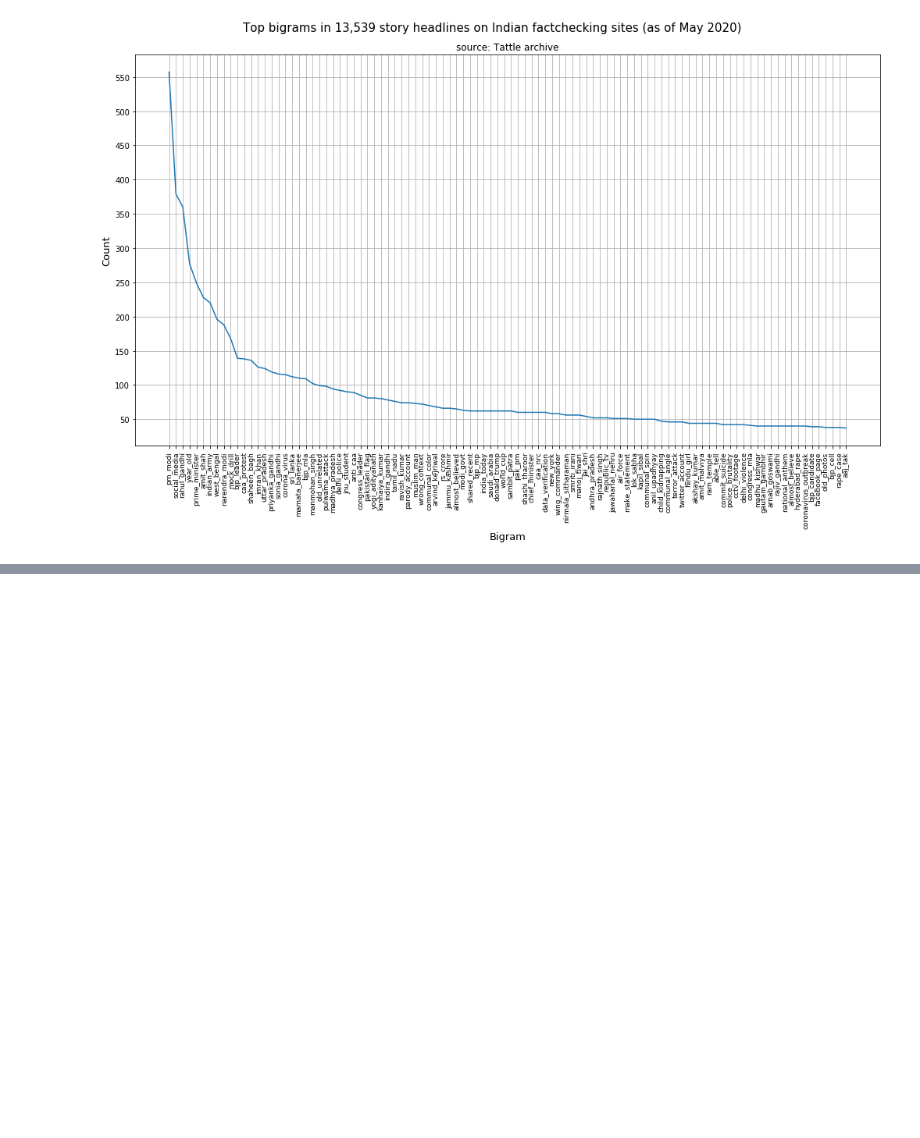
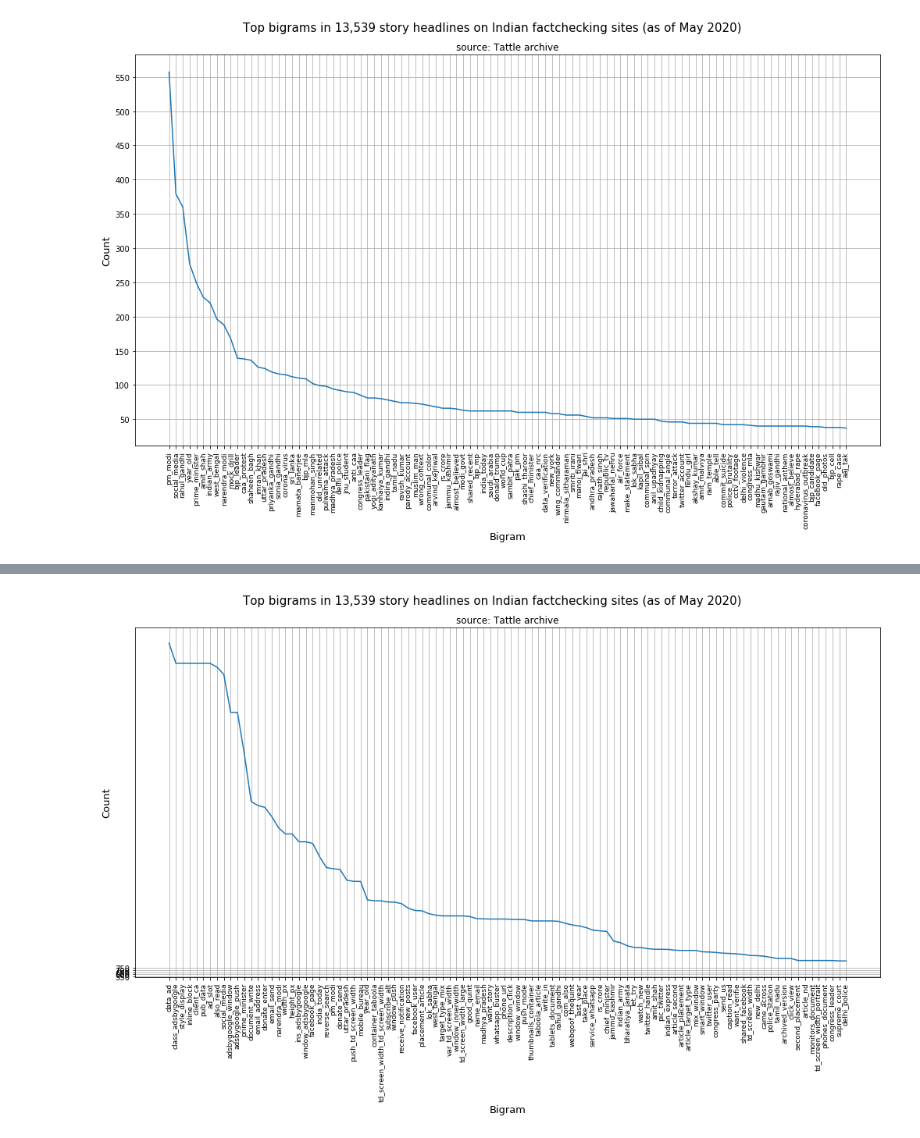
Before and after one commit to tattle-made/data-experiments, a Jupyter notebook: topic_modelling_factchecked_stories.ipynb, the cells around one changed output, grey strips where cells are left out. Saved outputs shown, nothing was run; the diff lists cells and outputs as text; code cells hidden in the pictures; blank space fills up the shorter version.

```diff
--- a/topic_modelling_factchecked_stories.ipynb
+++ b/topic_modelling_factchecked_stories.ipynb
@@ -397 +682,31 @@ plt.show()
+# %%
+# # Plot frequency distribution of most common word-pairs in the headlines
+bigrams_list=[]
+for idx in range(len(data_cleaned)):
+    for token in bigram[data_cleaned[idx]]:
+        if '_' in token:
+            # If token is bigram, add it to document
+            bigrams_list.append(token)
+
+fd = FreqDist()
+for b in bigrams_list:
+    fd[b] += 1
+
+fd_sorted={k: v for k, v in sorted(fd.items(), key=lambda item: item[1], reverse=True)}
+fd_sorted=dict(list(fd_sorted.items())[0: 100])
+# %%
+plt.figure(figsize = (15, 10))
+plt.suptitle("Top bigrams in 13,539 story headlines on Indian factchecking sites (as of May 2020)", fontsize= 15)
+plt.title("source: Tattle archive", fontdict = {'fontsize': 12})
+plt.xlabel(xlabel = "Bigram", fontdict = {'fontsize': 13})
+plt.ylabel(ylabel = "Count", fontdict = {'fontsize': 13})
+plt.xticks(rotation=90, size =9)
+plt.yticks(np.arange(0, 800, 50))
+plt.plot(fd_sorted.keys(), fd_sorted.values())
+plt.grid()
+plt.tight_layout(pad=4)
+plt.savefig("bigram_plot_stories.png", bbox_inches='tight')
+plt.show()
+# %% [output]
+[figure, added]
 # %% [markdown]
```
Also changed, not shown: parts of 58 cells of this notebook, 1 other file.
